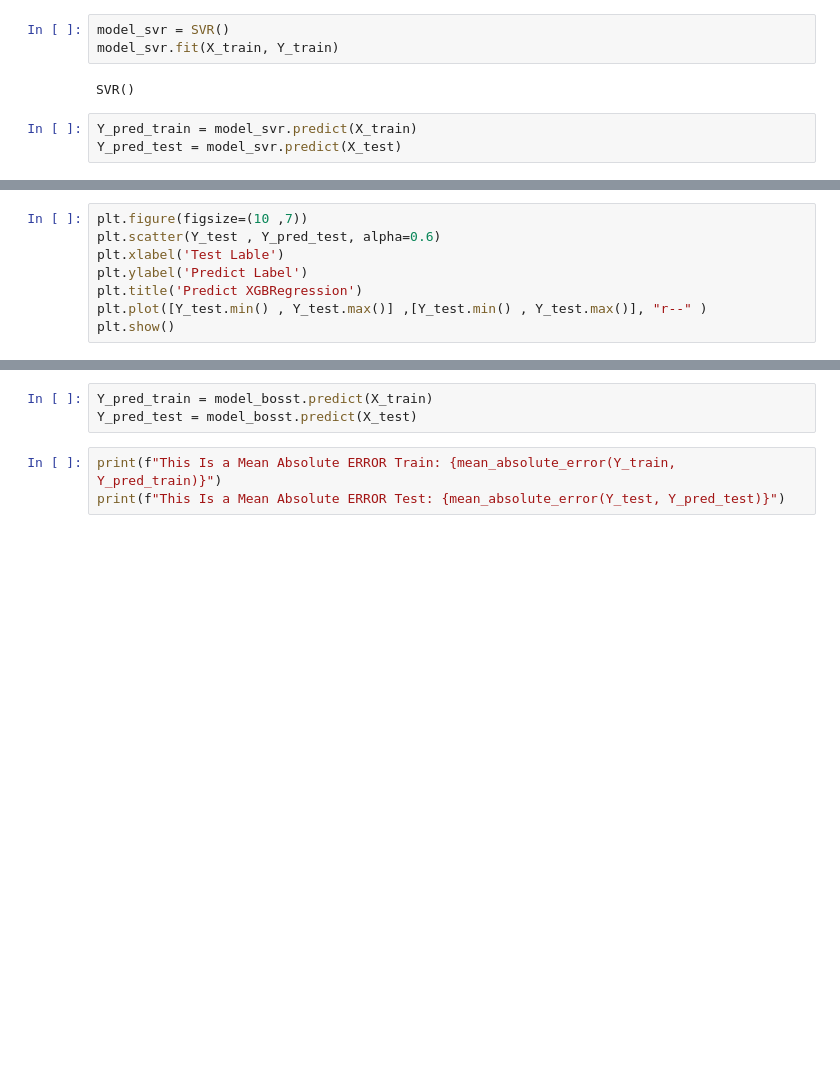
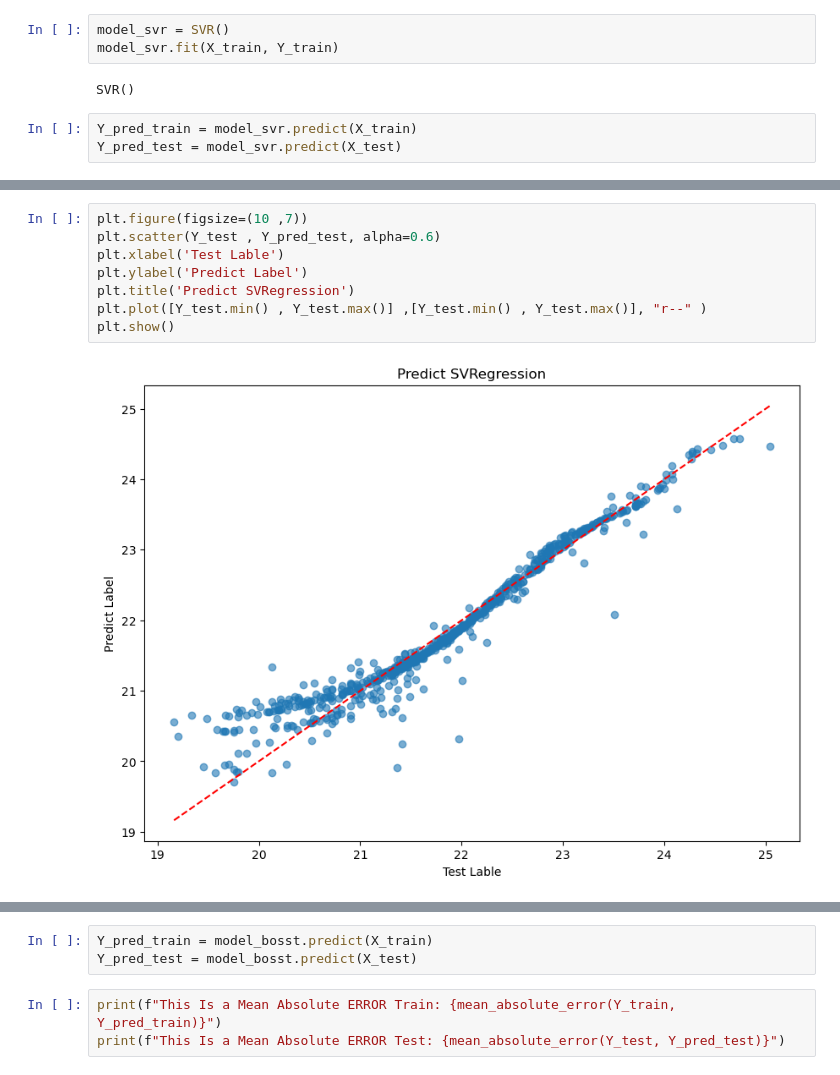
Before and after one commit to Reza18GG/huose_price_tehran, a Jupyter notebook: noteboook/my_lin_regression (5).ipynb, the cells around one changed output, grey strips where cells are left out. Cells and saved outputs as stored; diff of their text form; blank space fills up the shorter version.

```diff
--- a/noteboook/my_lin_regression (5).ipynb
+++ b/noteboook/my_lin_regression (5).ipynb
@@ -206,11 +209,13 @@ This Is a R2 Test: 0.9340761523561438
 # %%
 plt.figure(figsize=(10 ,7))
 plt.scatter(Y_test , Y_pred_test, alpha=0.6)
 plt.xlabel('Test Lable')
 plt.ylabel('Predict Label')
-plt.title('Predict XGBRegression')
+plt.title('Predict SVRegression')
 plt.plot([Y_test.min() , Y_test.max()] ,[Y_test.min() , Y_test.max()], "r--" )
 plt.show()
+# %% [output]
+[figure, added]
 # %%
 model_bosst = XGBRegressor()
 model_bosst.fit(X_train, Y_train)
```
Also changed, not shown: parts of 10 cells of this notebook.
